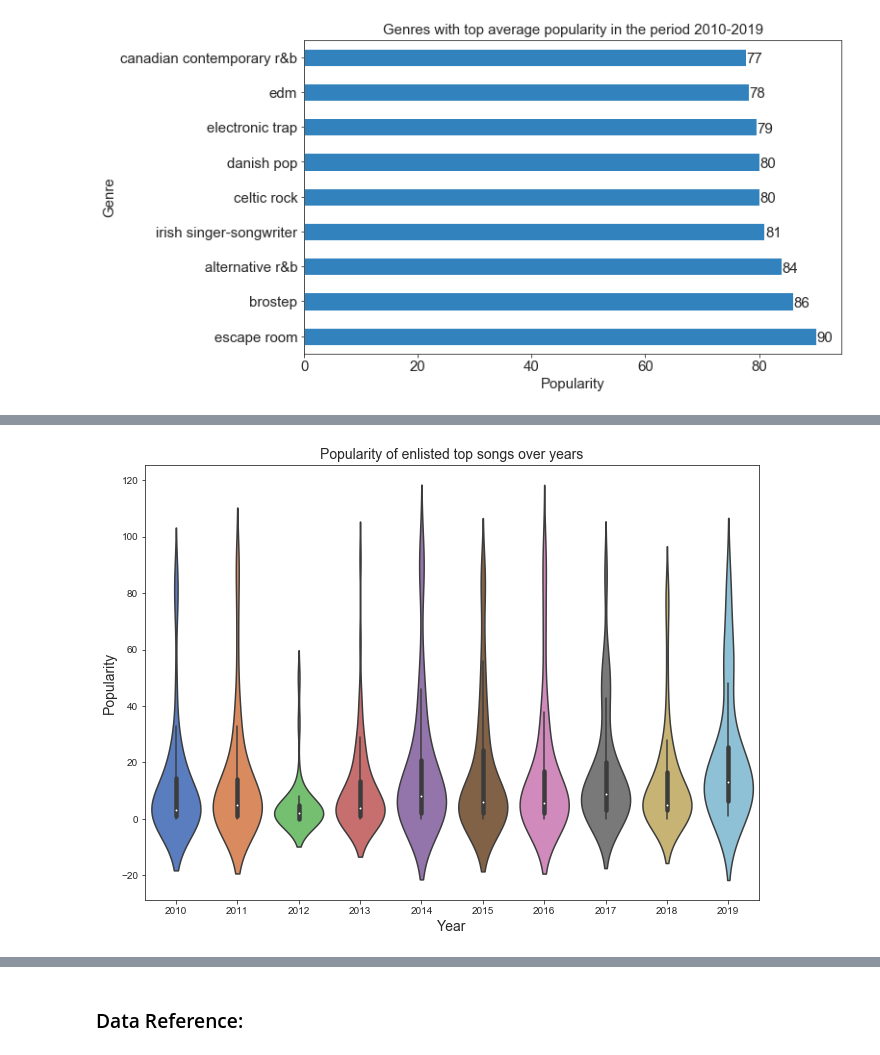
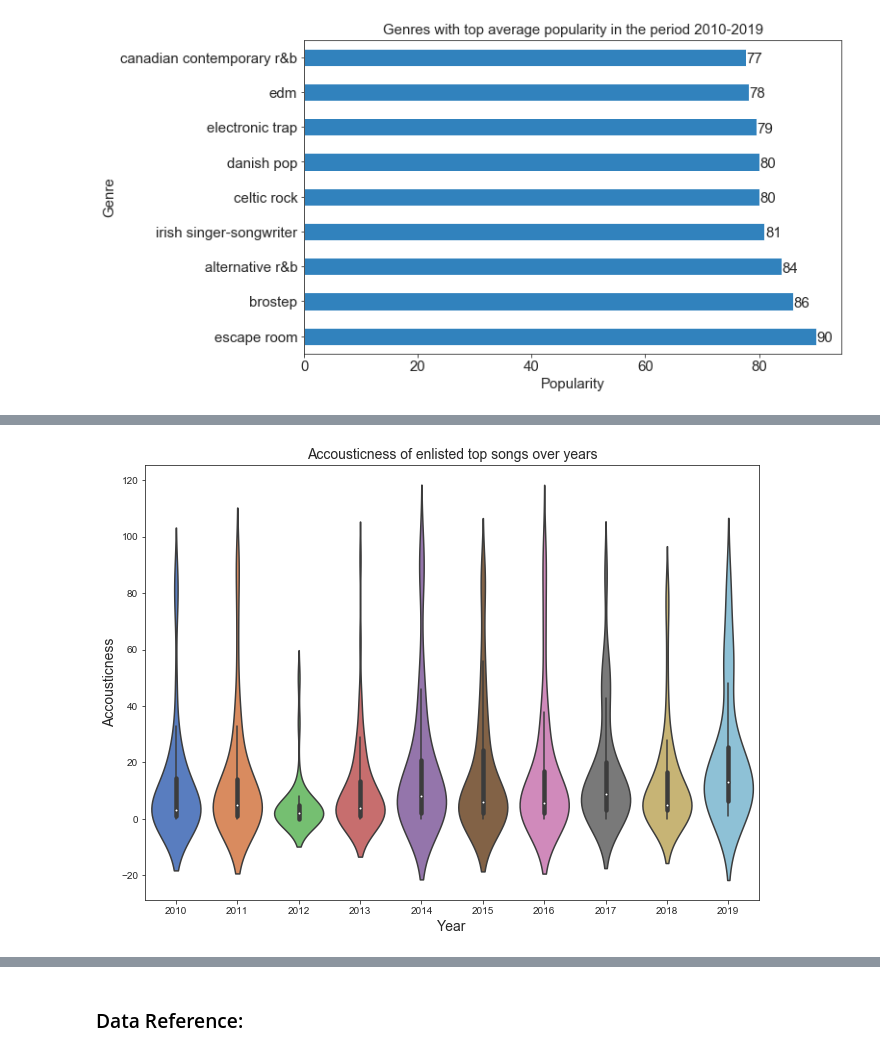
Before and after one commit to itssaifulhasan/spotify_data_eda, a Jupyter notebook: spotify_exploratory_data_analysis.ipynb, the cells around one changed output, grey strips where cells are left out. Saved outputs shown, nothing was run; the diff lists cells and outputs as text; code cells hidden in the pictures.

```diff
--- a/spotify_exploratory_data_analysis.ipynb
+++ b/spotify_exploratory_data_analysis.ipynb
@@ -289,13 +417,13 @@ ax.set_ylabel('Popularity', fontsize = 14);
 # %%
 #sns.set_style('ticks')
 fig, ax = plt.subplots()
 fig.set_size_inches(11, 8)
 ax = sns.violinplot(data=spotify, x='year', y='acousticness', scale="width", palette="muted")
-ax.set_title('Popularity of enlisted top songs over years', fontsize = 14)
+ax.set_title('Accousticness of enlisted top songs over years', fontsize = 14)
 ax.set_xlabel('Year', fontsize = 14)
-ax.set_ylabel('Popularity', fontsize = 14);
+ax.set_ylabel('Accousticness', fontsize = 14);
 # %% [output]
-[figure, old version]
+[figure, new version]
 # %%
 #sns.set_style('ticks')
 fig, ax = plt.subplots()
```
Also changed, not shown: parts of 36 cells of this notebook.
